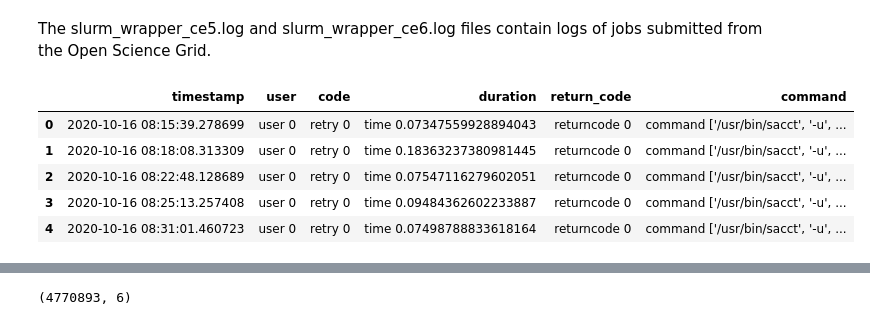
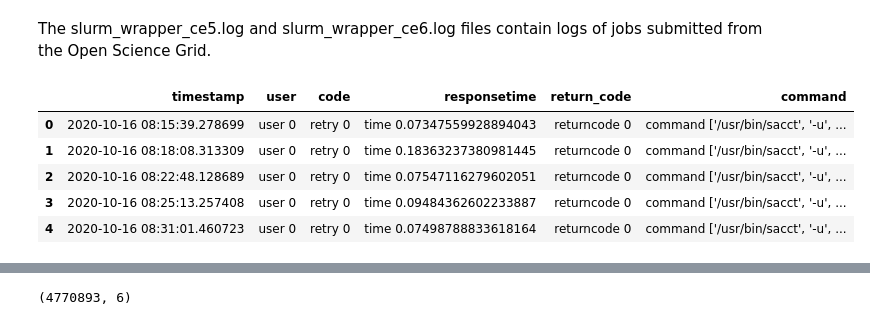
Before and after one commit to nss-data-science-cohort-8/accre-mashed-potatoes, a Jupyter notebook: notebooks/accre_maria.ipynb, the cells around one changed output, grey strips where cells are left out. Cells and saved outputs as stored; diff of their text form; code cells hidden in the pictures.

```diff
--- a/notebooks/accre_maria.ipynb
+++ b/notebooks/accre_maria.ipynb
@@ -279,13 +250,13 @@ The slurm_wrapper_ce5.log and slurm_wrapper_ce6.log files contain logs of jobs s
 # %%
 ce5 = pd.read_csv('../data/slurm_wrapper_ce5.log',
                   header=None,
-                  names=['timestamp', 'user', 'code', 'duration', 'return_code', 'command'],
+                  names=['timestamp', 'user', 'code', 'responsetime', 'return_code', 'command'],
                   delimiter=' - ',
                   engine='python',)
 
 ce5.head()
 # %% [output]
-|  | timestamp | user | code | duration | return_code | command |
+|  | timestamp | user | code | responsetime | return_code | command |
 | 0 | 2020-10-16 08:15:39.278699 | user 0 | retry 0 | time 0.07347559928894043 | returncode 0 | command ['/usr/bin/sacct', '-u', ... |
 | 1 | 2020-10-16 08:18:08.313309 | user 0 | retry 0 | time 0.18363237380981445 | returncode 0 | command ['/usr/bin/sacct', '-u', ... |
 | 2 | 2020-10-16 08:22:48.128689 | user 0 | retry 0 | time 0.07547116279602051 | returncode 0 | command ['/usr/bin/sacct', '-u', ... |
```
Also changed, not shown: parts of 36 cells of this notebook.
